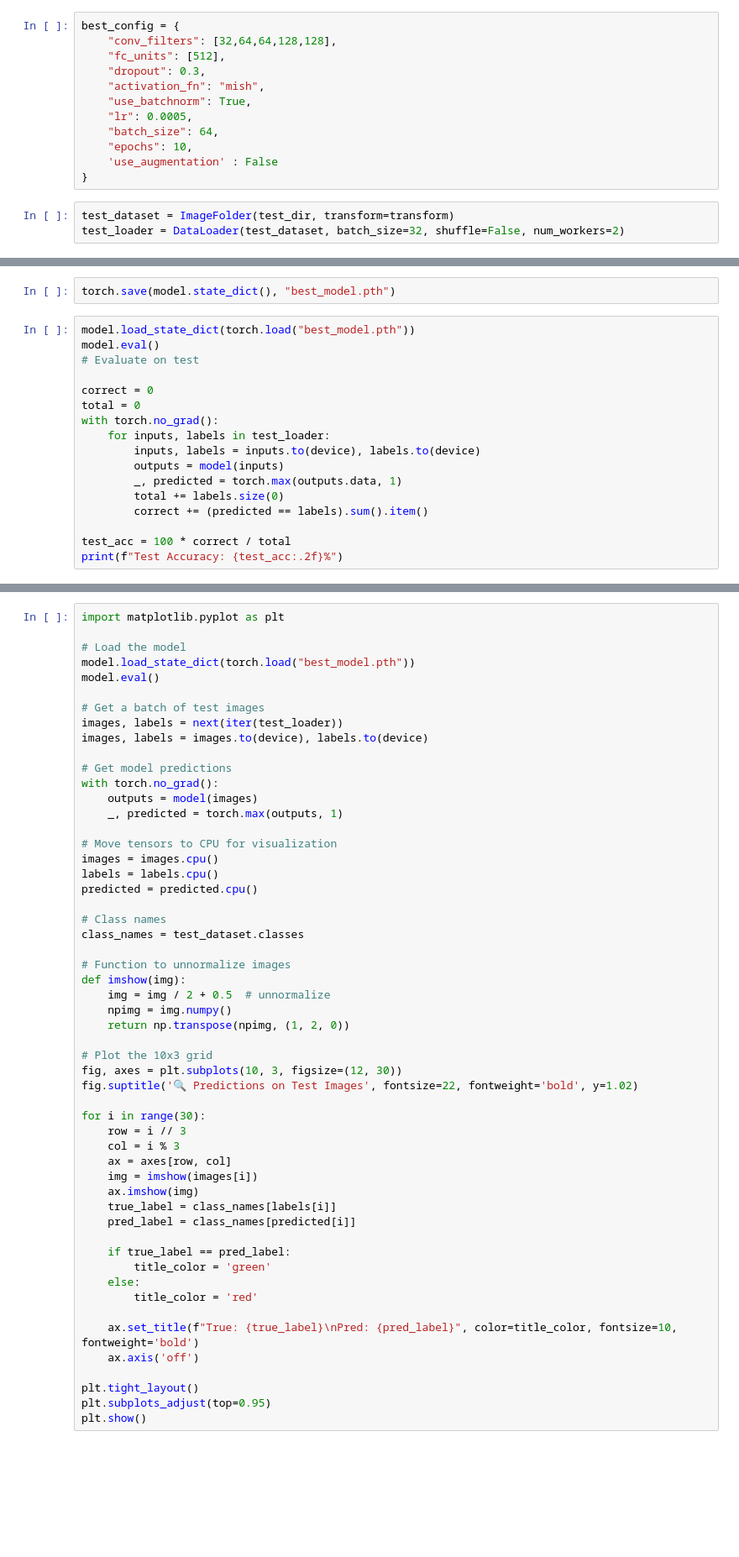
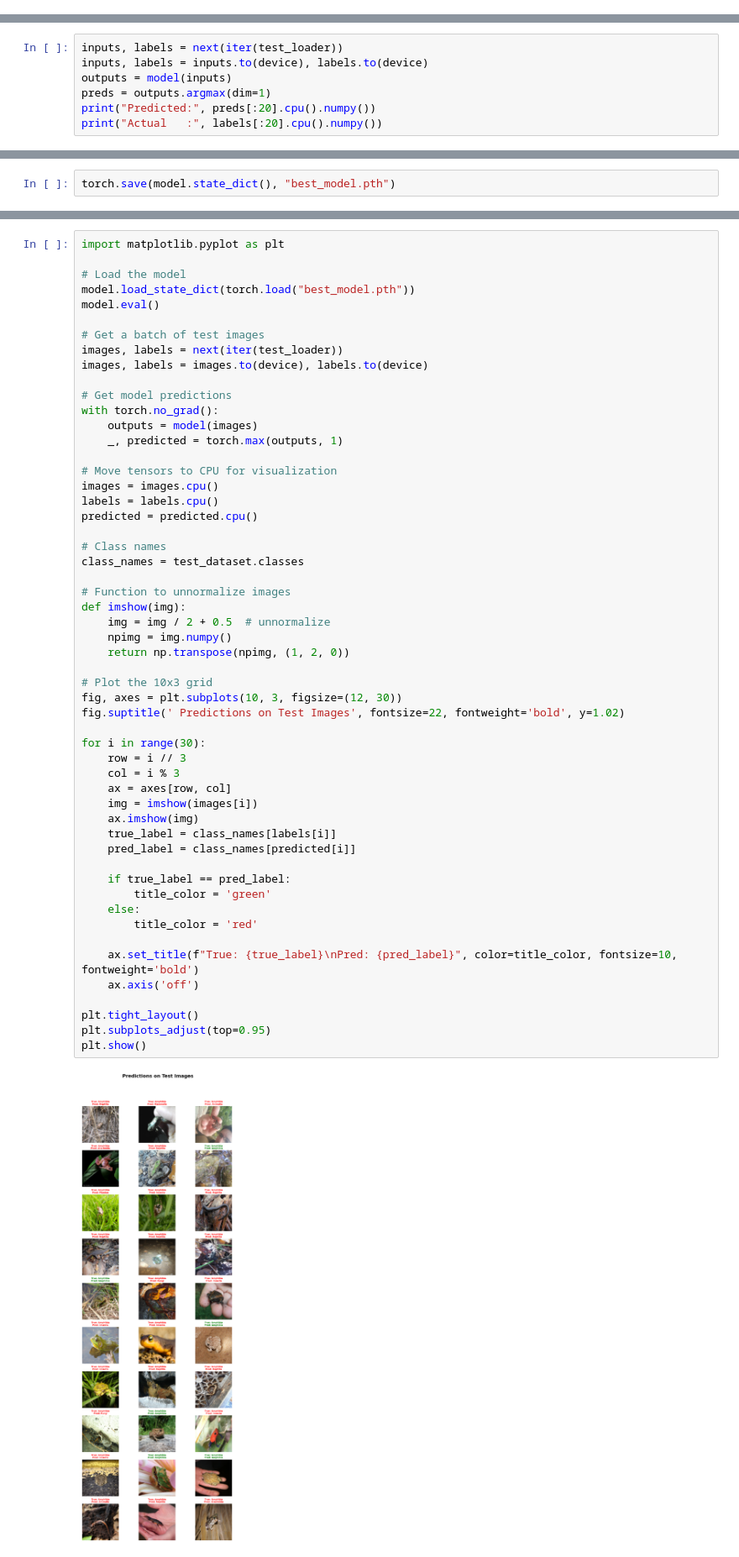
Before and after one commit to anuragbantu/DL-Assignment-2, a Jupyter notebook: Assignment-2.ipynb, the cells around one changed output, grey strips where cells are left out. Shown at 84% size. Cells and saved outputs as stored; diff of their text form; blank space fills up the shorter version.

```diff
--- a/Assignment-2.ipynb
+++ b/Assignment-2.ipynb
@@ -411,17 +508,2 @@ wandb: Ctrl + C detected. Stopping sweep.
 # %% [markdown]
 > Best model evaluation on test dataset
-# %%
-best_config = {
-    "conv_filters": [32,64,64,128,128],
-    "fc_units": [512],
-    "dropout": 0.3,
-    "activation_fn": "mish",
-    "use_batchnorm": True,
-    "lr": 0.0005,
-    "batch_size": 64,
-    "epochs": 10,
-    'use_augmentation' : False
-}
-# %%
-test_dataset = ImageFolder(test_dir, transform=transform)
-test_loader = DataLoader(test_dataset, batch_size=32, shuffle=False, num_workers=2)
@@ -476,0 +555,7 @@ Run history:
+# %%
+inputs, labels = next(iter(test_loader))
+inputs, labels = inputs.to(device), labels.to(device)
+outputs = model(inputs)
+preds = outputs.argmax(dim=1)
+print("Predicted:", preds[:20].cpu().numpy())
+print("Actual   :", labels[:20].cpu().numpy())
@@ -477,19 +565,2 @@ Run history:
 # %%
 torch.save(model.state_dict(), "best_model.pth")
-# %%
-model.load_state_dict(torch.load("best_model.pth"))
-model.eval()
-# Evaluate on test
-
-correct = 0
-total = 0
-with torch.no_grad():
-    for inputs, labels in test_loader:
-        inputs, labels = inputs.to(device), labels.to(device)
-        outputs = model(inputs)
-        _, predicted = torch.max(outputs.data, 1)
-        total += labels.size(0)
-        correct += (predicted == labels).sum().item()
-
-test_acc = 100 * correct / total
-print(f"Test Accuracy: {test_acc:.2f}%")
@@ -536,31 +590,33 @@ class_names = test_dataset.classes
 
 # Function to unnormalize images
 def imshow(img):
     img = img / 2 + 0.5  # unnormalize
     npimg = img.numpy()
     return np.transpose(npimg, (1, 2, 0))
 
 # Plot the 10x3 grid
 fig, axes = plt.subplots(10, 3, figsize=(12, 30))
-fig.suptitle('🔍 Predictions on Test Images', fontsize=22, fontweight='bold', y=1.02)
+fig.suptitle(' Predictions on Test Images', fontsize=22, fontweight='bold', y=1.02)
 
 for i in range(30):
     row = i // 3
     col = i % 3
     ax = axes[row, col]
     img = imshow(images[i])
     ax.imshow(img)
     true_label = class_names[labels[i]]
     pred_label = class_names[predicted[i]]
 
     if true_label == pred_label:
         title_color = 'green'
     else:
         title_color = 'red'
 
     ax.set_title(f"True: {true_label}\nPred: {pred_label}", color=title_color, fontsize=10, fontweight='bold')
     ax.axis('off')
 
 plt.tight_layout()
 plt.subplots_adjust(top=0.95)
 plt.show()
+# %% [output]
+[figure, added]
```
Also changed, not shown: parts of 13 cells of this notebook.
